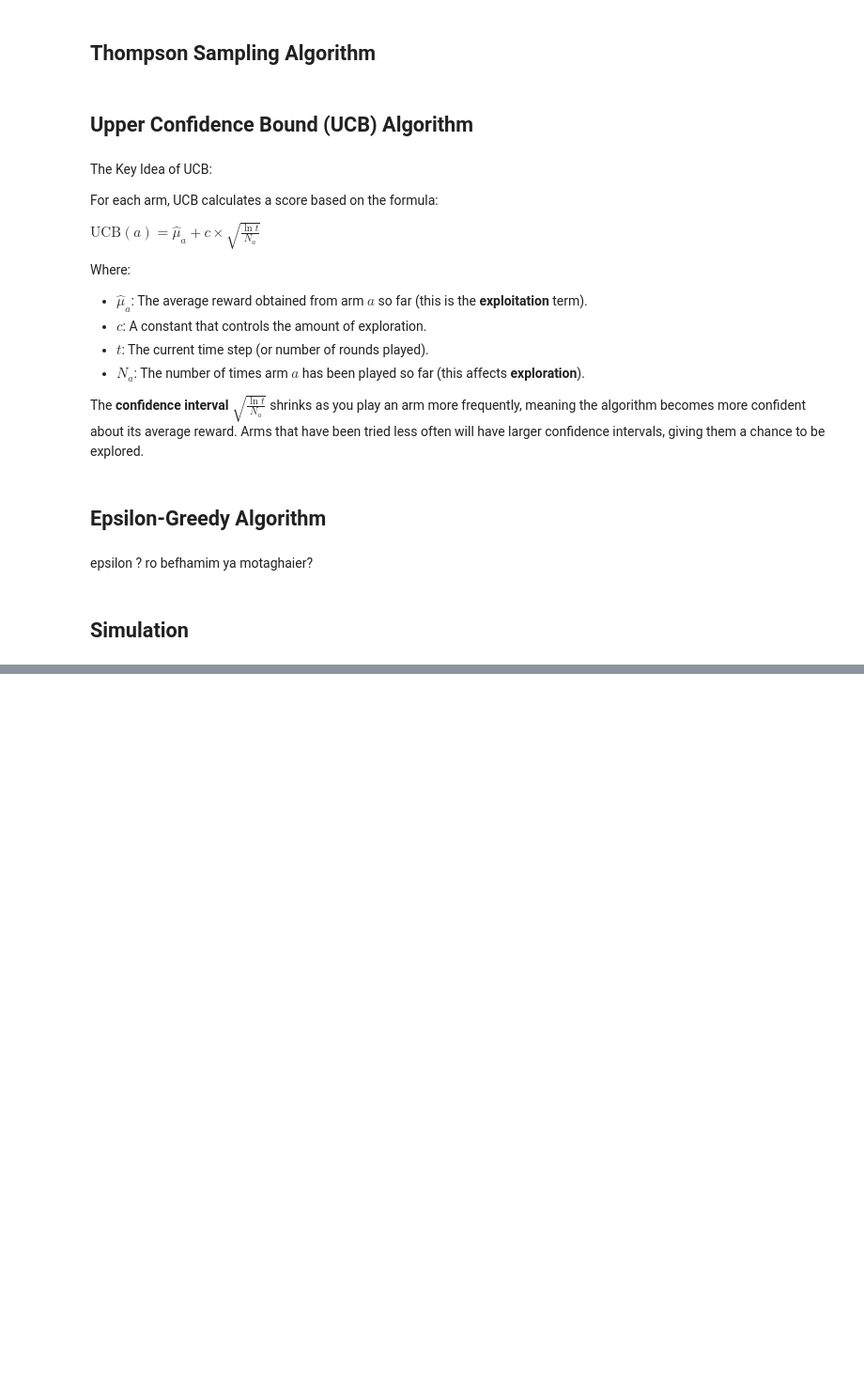
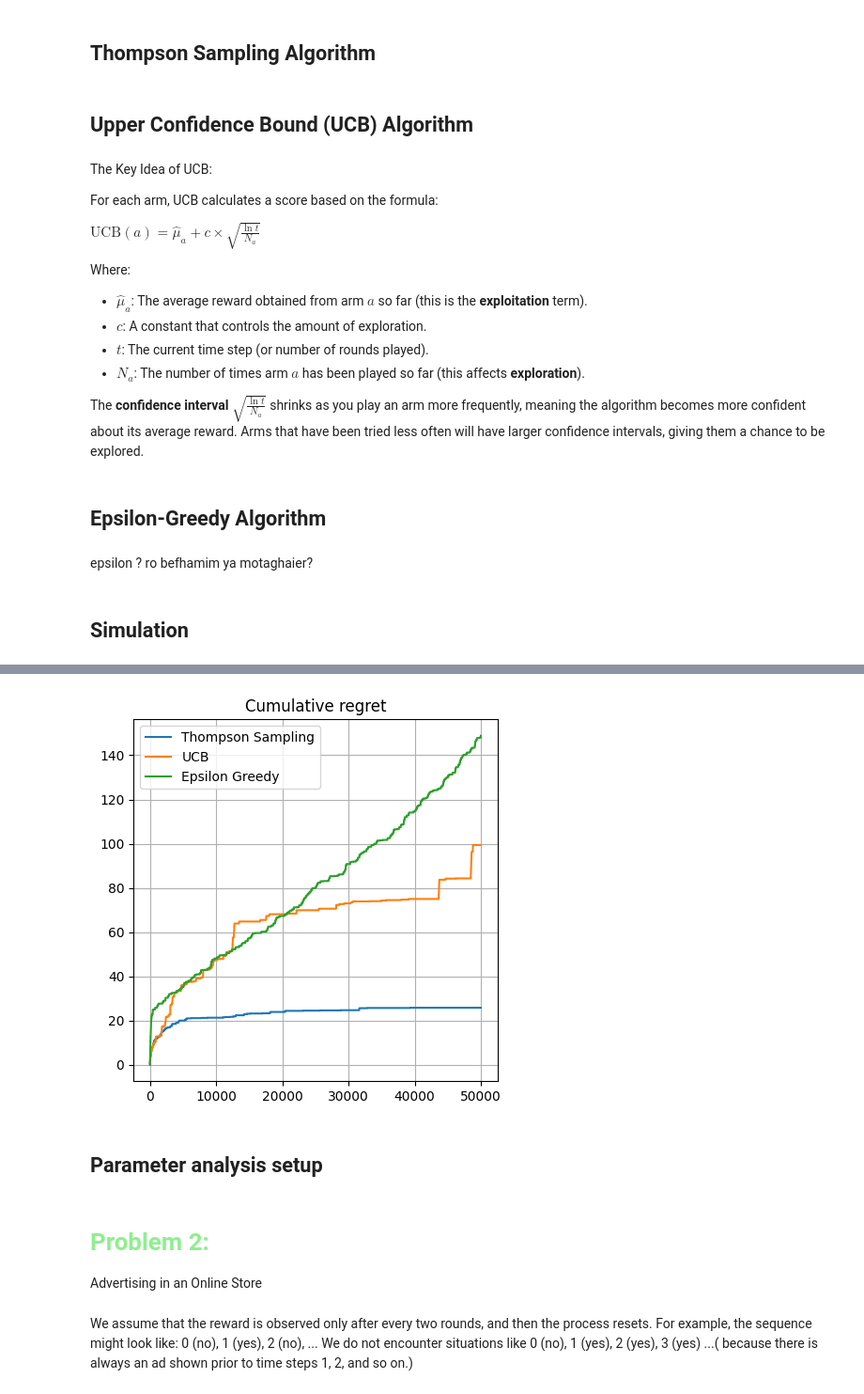
Before and after one commit to F102M8/UT-Interactive-Learning-Course-Projects, a Jupyter notebook: RL_HW1/RL_HW1_810199489.ipynb, the cells around one changed output, grey strips where cells are left out. Shown at 94% size. Drawn from its saved outputs; the diff is of its cells as text; code cells hidden in the pictures; blank space fills up the shorter version.

```diff
--- a/RL_HW1/RL_HW1_810199489.ipynb
+++ b/RL_HW1/RL_HW1_810199489.ipynb
@@ -159,0 +164,6 @@ plt.show()
+# %%
+plot_results(cumulative_regret_ts, cumulative_regret_ucb, cumulative_regret_eg, "Cumulative regret")
+# %% [output]
+[figure, added]
+# %% [markdown]
+## <font> Parameter analysis setup </font>
@@ -159,0 +173,5 @@ plt.show()
+# %% [markdown]
+# <font color = lightGreen> Problem 2:
+Advertising in an Online Store  </font>
+# %% [markdown]
+We assume that the reward is observed only after every two rounds, and then the process resets. For example, the sequence might look like: 0 (no), 1 (yes), 2 (no), ... We do not encounter situations like 0 (no), 1 (yes), 2 (yes), 3 (yes) ...( because there is always an ad shown prior to time steps 1, 2, and so on.)
```
Also changed, not shown: parts of 24 cells of this notebook, 1 other file.
